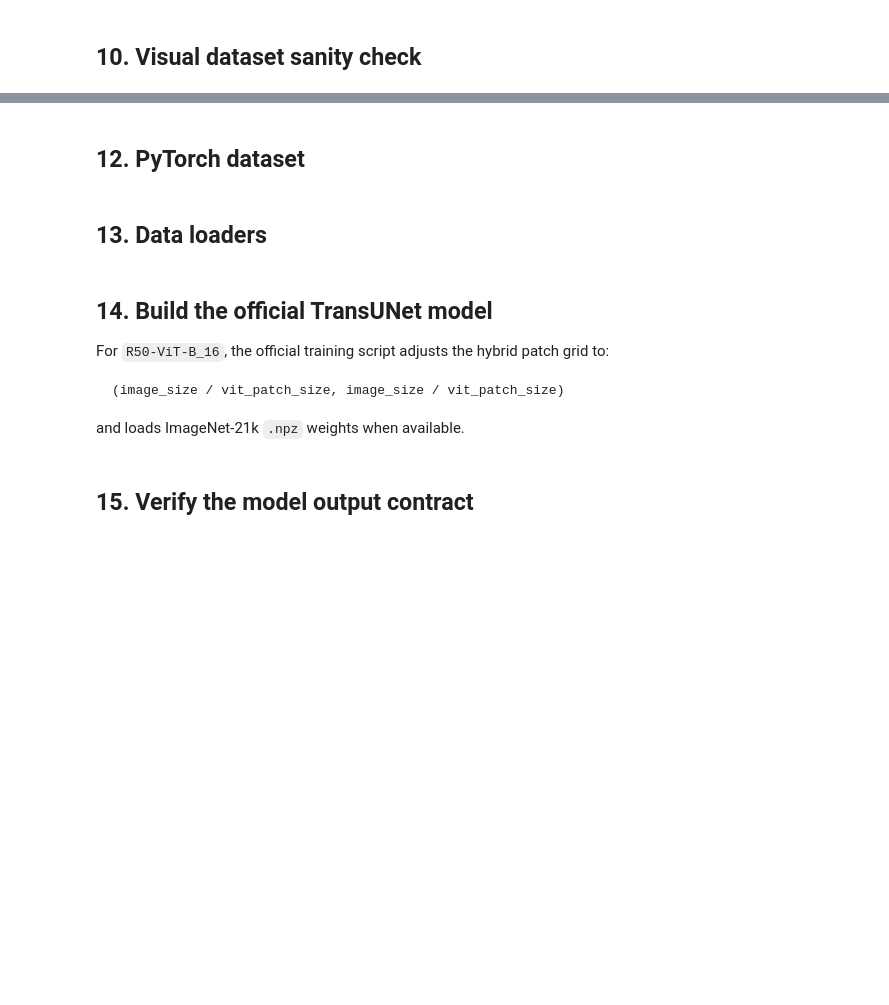
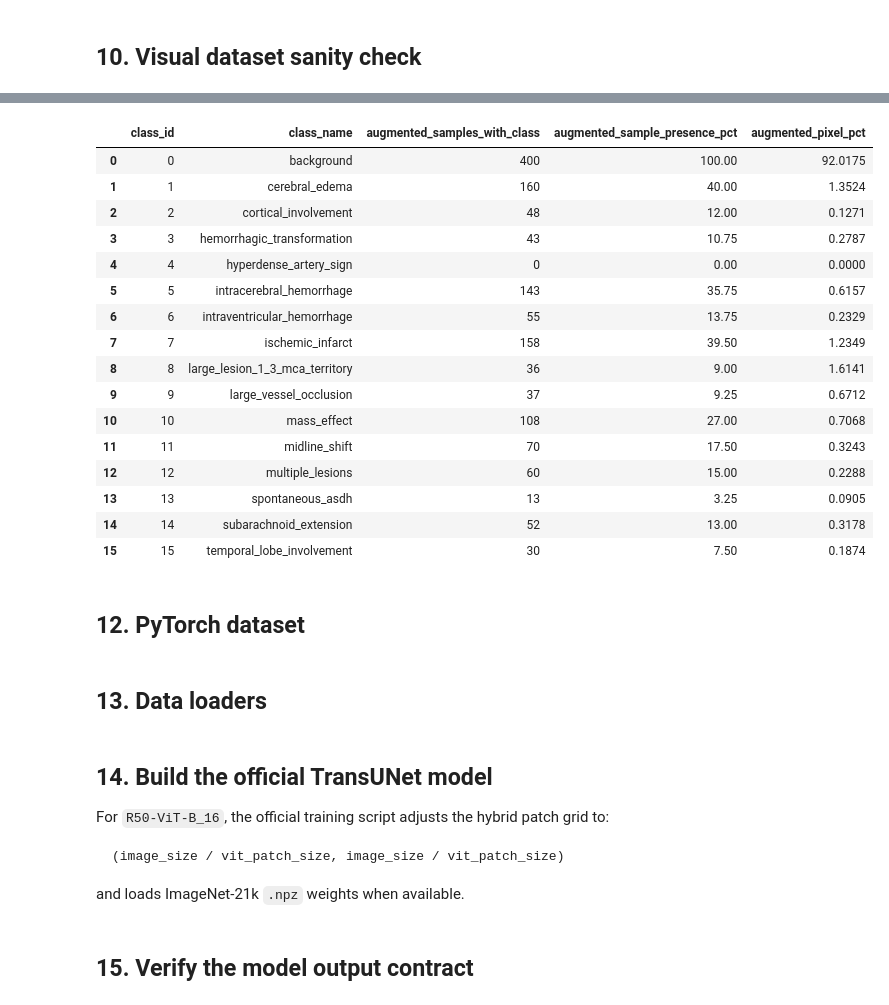
Before and after one commit to bbashemeragmailcom/bash_phd, a Jupyter notebook: ml_pipeline/transunet_stroke_training_pipeline.ipynb, the cells around one changed output, grey strips where cells are left out. Cells and saved outputs as stored; diff of their text form; code cells hidden in the pictures; blank space fills up the shorter version.

```diff
--- a/ml_pipeline/transunet_stroke_training_pipeline.ipynb
+++ b/ml_pipeline/transunet_stroke_training_pipeline.ipynb
@@ -125,7 +148,8 @@ class Config:
     val_ratio: float = 0.15
     test_ratio: float = 0.15
     image_size: int = 224
-    num_classes: int = 2  # background + stroke
+    num_classes = 16
+    ALLOWED_CLASS_IDS = set(range(16))  # background + stroke biomarkers
     ignore_index: int = 255
     seed: int = 42
 
@@ -583,3 +2831,100 @@ eval_transform = A.Compose(
+# %%
+# Verify the augmented sampling distribution
+from collections import Counter
+
+
+def inspect_augmented_loader(
+    data_loader,
+    number_of_batches: int = 50,
+) -> pd.DataFrame:
+
+    class_slice_counts = Counter()
+    class_pixel_counts = Counter()
+
+    processed_samples = 0
+
+    for batch_index, batch in enumerate(data_loader):
+        if batch_index >= number_of_batches:
+            break
+
+        masks = batch["mask"].cpu().numpy()
+
+        for mask in masks:
+            processed_samples += 1
+
+            class_ids, pixel_counts = np.unique(
+                mask,
+                return_counts=True,
+            )
+
+            for class_id, pixel_count in zip(
+                class_ids,
+                pixel_counts,
+            ):
+                class_id = int(class_id)
+
+                class_pixel_counts[class_id] += int(
+                    pixel_count
+                )
+
+                class_slice_counts[class_id] += 1
+
+    total_pixels = sum(
+        class_pixel_counts.values()
+    )
+
+    records = []
+
+    for class_id in sorted(ALLOWED_CLASS_IDS):
+        records.append(
+            {
+                "class_id": class_id,
+                "class_name": CLASS_NAMES[class_id],
+                "augmented_samples_with_class": (
+                    class_slice_counts[class_id]
+                ),
+                "augmented_sample_presence_pct": (
+                    100
+                    * class_slice_counts[class_id]
+                    / max(processed_samples, 1)
+                ),
+                "augmented_pixel_pct": (
+                    100
+                    * class_pixel_counts[class_id]
+                    / max(total_pixels, 1)
+                ),
+            }
+        )
+
+    return pd.DataFrame(records)
+
+
+augmented_distribution = inspect_augmented_loader(
+    train_loader,
+    number_of_batches=50,
+)
+
+display(
+    augmented_distribution.round(4)
+)
+# %% [output]
+|  | class_id | class_name | augmented_samples_with_class | augmented_sample_presence_pct | augmented_pixel_pct |
+| 0 | 0 | background | 400 | 100.00 | 92.0175 |
+| 1 | 1 | cerebral_edema | 160 | 40.00 | 1.3524 |
+| 2 | 2 | cortical_involvement | 48 | 12.00 | 0.1271 |
+| 3 | 3 | hemorrhagic_transformation | 43 | 10.75 | 0.2787 |
+| 4 | 4 | hyperdense_artery_sign | 0 | 0.00 | 0.0000 |
+| 5 | 5 | intracerebral_hemorrhage | 143 | 35.75 | 0.6157 |
+| 6 | 6 | intraventricular_hemorrhage | 55 | 13.75 | 0.2329 |
+| 7 | 7 | ischemic_infarct | 158 | 39.50 | 1.2349 |
+| 8 | 8 | large_lesion_1_3_mca_territory | 36 | 9.00 | 1.6141 |
+| 9 | 9 | large_vessel_occlusion | 37 | 9.25 | 0.6712 |
+| 10 | 10 | mass_effect | 108 | 27.00 | 0.7068 |
+| 11 | 11 | midline_shift | 70 | 17.50 | 0.3243 |
+| 12 | 12 | multiple_lesions | 60 | 15.00 | 0.2288 |
+| 13 | 13 | spontaneous_asdh | 13 | 3.25 | 0.0905 |
+| 14 | 14 | subarachnoid_extension | 52 | 13.00 | 0.3178 |
+| 15 | 15 | temporal_lobe_involvement | 30 | 7.50 | 0.1874 |
 # %% [markdown]
 ## 12. PyTorch dataset
 # %%
```
Also changed, not shown: parts of 22 cells of this notebook, 1 other file.
